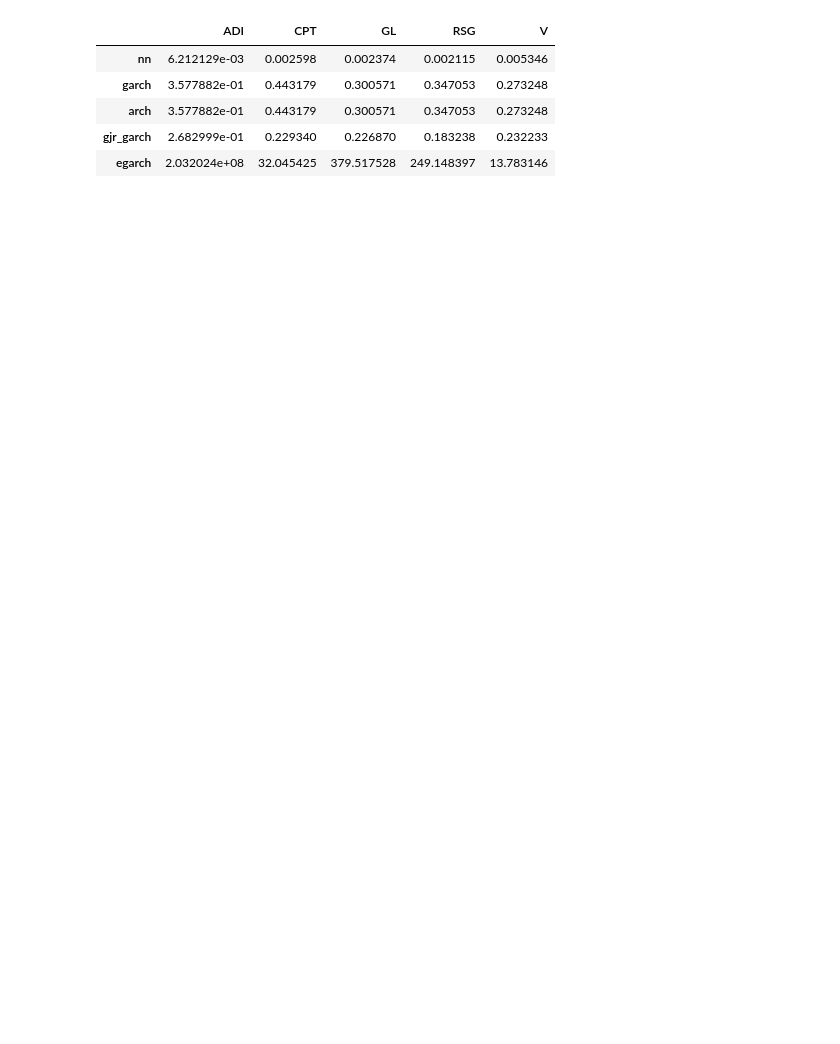
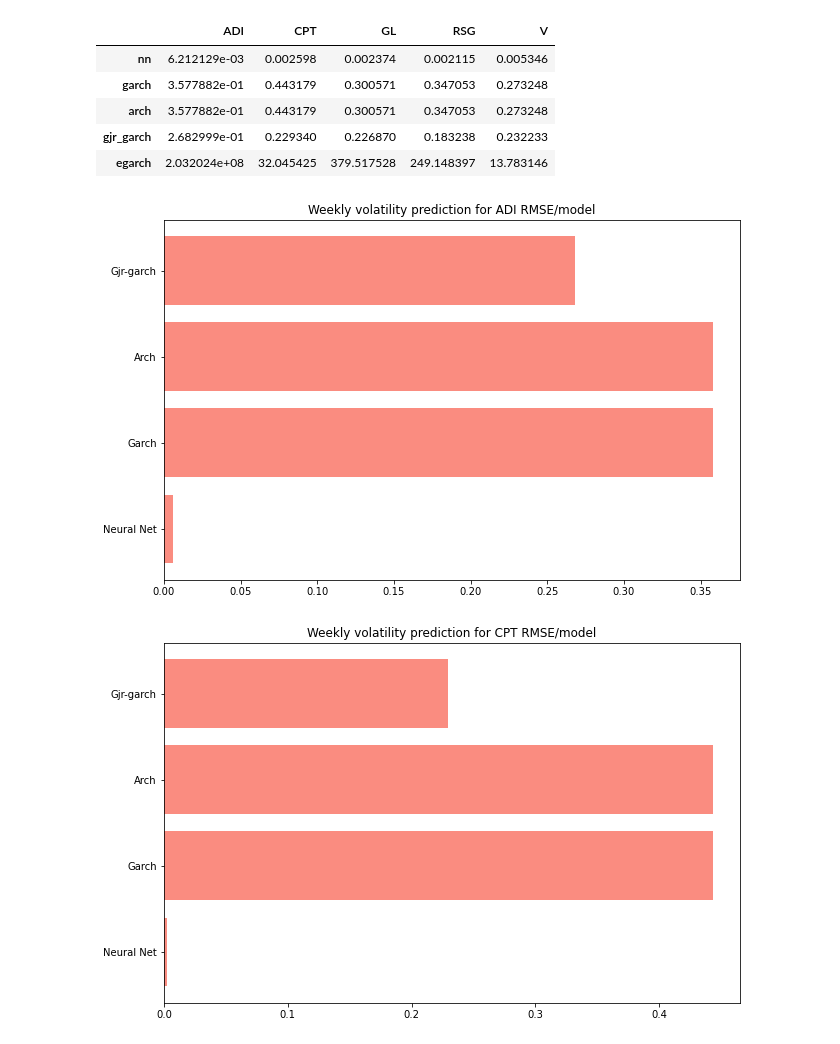
Before and after one commit to corentinwerenne/volatility_prediction, a Jupyter notebook: wip.ipynb, the cells around one changed output. Saved outputs shown, nothing was run; the diff lists cells and outputs as text; code cells hidden in the pictures; blank space fills up the shorter version.

```diff
--- a/wip.ipynb
+++ b/wip.ipynb
@@ -282,3 +314,9 @@ sample_weekly_10y_df
 | arch | 3.577882e-01 | 0.443179 | 0.300571 | 0.347053 | 0.273248 |
 | gjr_garch | 2.682999e-01 | 0.229340 | 0.226870 | 0.183238 | 0.232233 |
 | egarch | 2.032024e+08 | 32.045425 | 379.517528 | 249.148397 | 13.783146 |
+# %%
+for ticker in sample_weekly_10y_df.columns:
+    plot_rmse(sample_weekly_10y_df[ticker], 1, f'Weekly volatility prediction for {ticker} RMSE/model')
+# %% [output]
+[figure, added]
+[figure, added]
```
Also changed, not shown: parts of 10 cells of this notebook.
